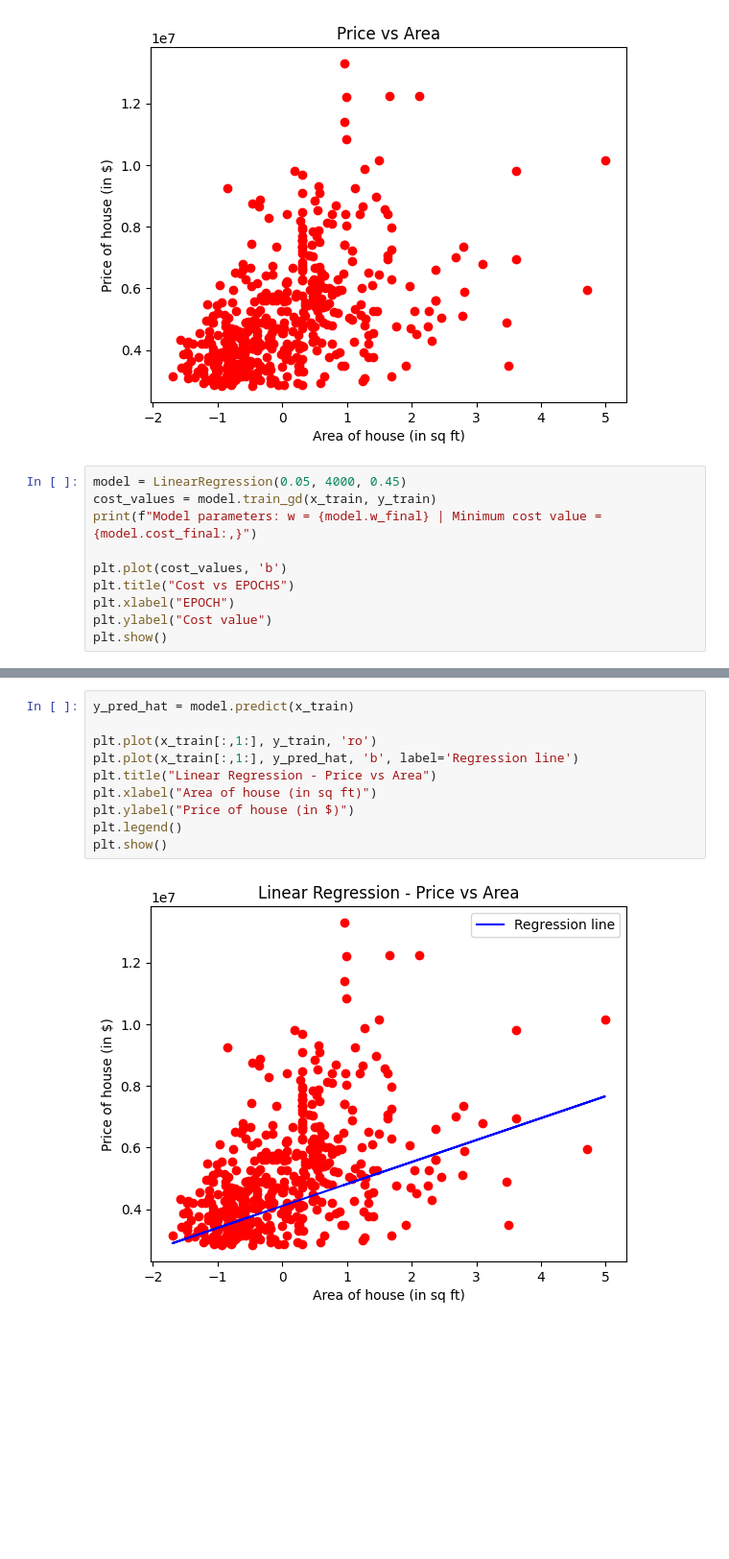
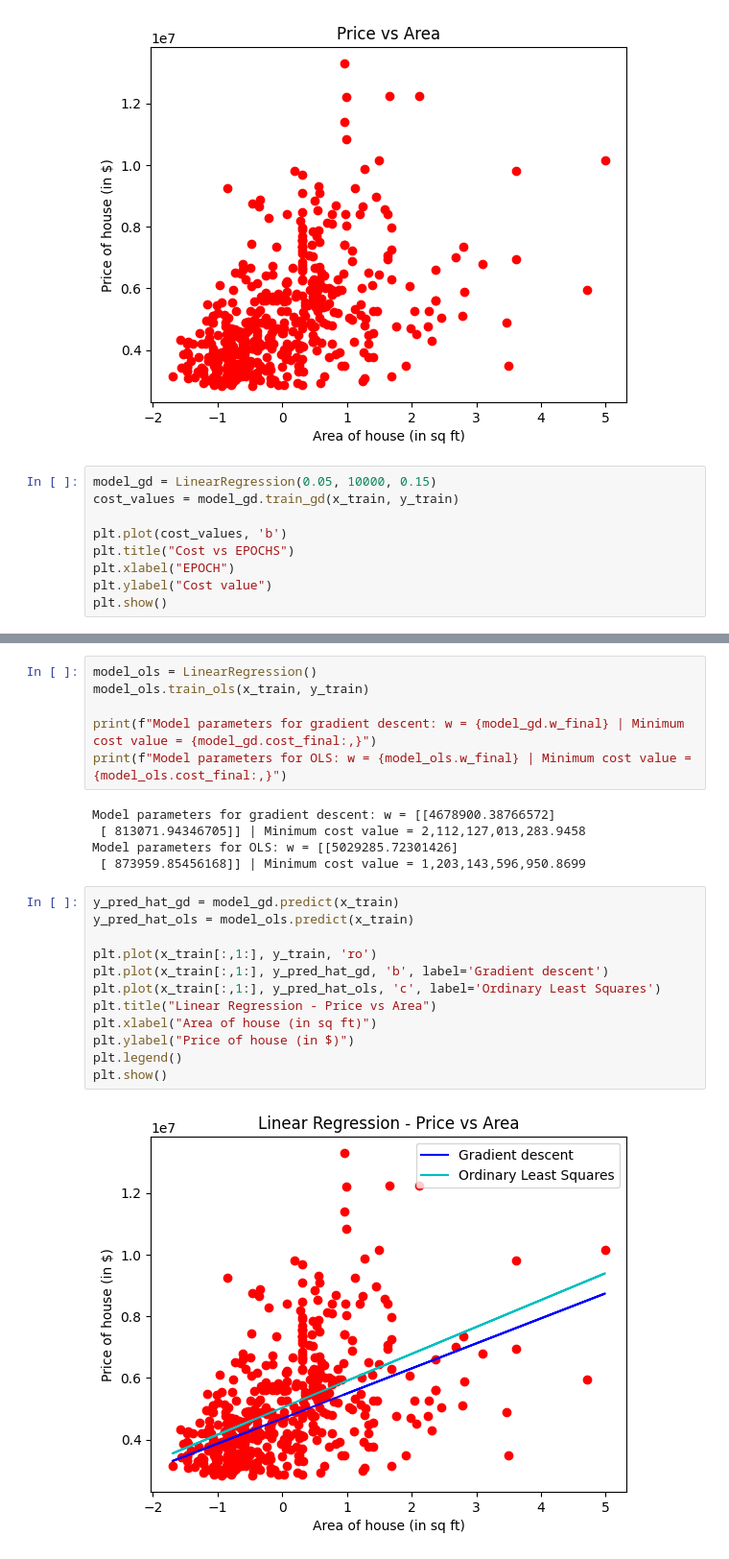
Before and after one commit to mkbworks/csen240, a Jupyter notebook: housing_price_univariate.ipynb, the cells around one changed output, grey strips where cells are left out. Shown at 96% size. Drawn from its saved outputs; the diff is of its cells as text; blank space fills up the shorter version.

```diff
--- a/housing_price_univariate.ipynb
+++ b/housing_price_univariate.ipynb
@@ -57,9 +57,8 @@ There are 491 row(s) in the training set.
 There are 54 row(s) in the validation set.
 [figure]
 # %%
-model = LinearRegression(0.05, 4000, 0.45)
-cost_values = model.train_gd(x_train, y_train)
-print(f"Model parameters: w = {model.w_final} | Minimum cost value = {model.cost_final:,}")
+model_gd = LinearRegression(0.05, 10000, 0.15)
+cost_values = model_gd.train_gd(x_train, y_train)
 
 plt.plot(cost_values, 'b')
 plt.title("Cost vs EPOCHS")
@@ -73,12 +70,25 @@ Model parameters: w = [[4101480.12274019]
+# %%
+model_ols = LinearRegression()
+model_ols.train_ols(x_train, y_train)
+
+print(f"Model parameters for gradient descent: w = {model_gd.w_final} | Minimum cost value = {model_gd.cost_final:,}")
+print(f"Model parameters for OLS: w = {model_ols.w_final} | Minimum cost value = {model_ols.cost_final:,}")
+# %% [output]
+Model parameters for gradient descent: w = [[4678900.38766572]
+ [ 813071.94346705]] | Minimum cost value = 2,112,127,013,283.9458
+Model parameters for OLS: w = [[5029285.72301426]
+ [ 873959.85456168]] | Minimum cost value = 1,203,143,596,950.8699
 # %%
-y_pred_hat = model.predict(x_train)
+y_pred_hat_gd = model_gd.predict(x_train)
+y_pred_hat_ols = model_ols.predict(x_train)
 
 plt.plot(x_train[:,1:], y_train, 'ro')
-plt.plot(x_train[:,1:], y_pred_hat, 'b', label='Regression line')
+plt.plot(x_train[:,1:], y_pred_hat_gd, 'b', label='Gradient descent')
+plt.plot(x_train[:,1:], y_pred_hat_ols, 'c', label='Ordinary Least Squares')
 plt.title("Linear Regression - Price vs Area")
 plt.xlabel("Area of house (in sq ft)")
 plt.ylabel("Price of house (in $)")
 plt.legend()
 plt.show()
 # %% [output]
-[figure, old version]
+[figure, new version]
```
Also changed, not shown: parts of 5 cells of this notebook, 3 other files.
